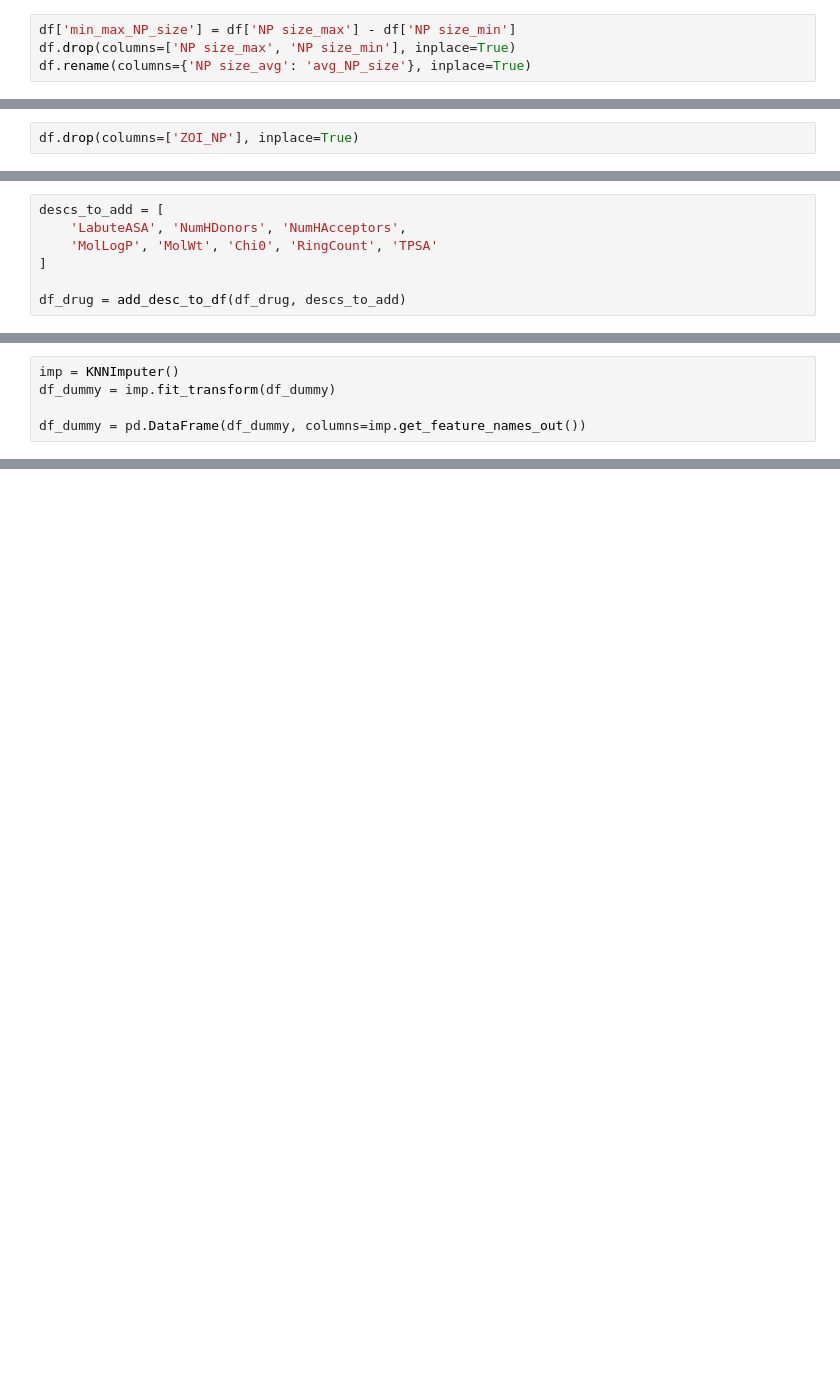
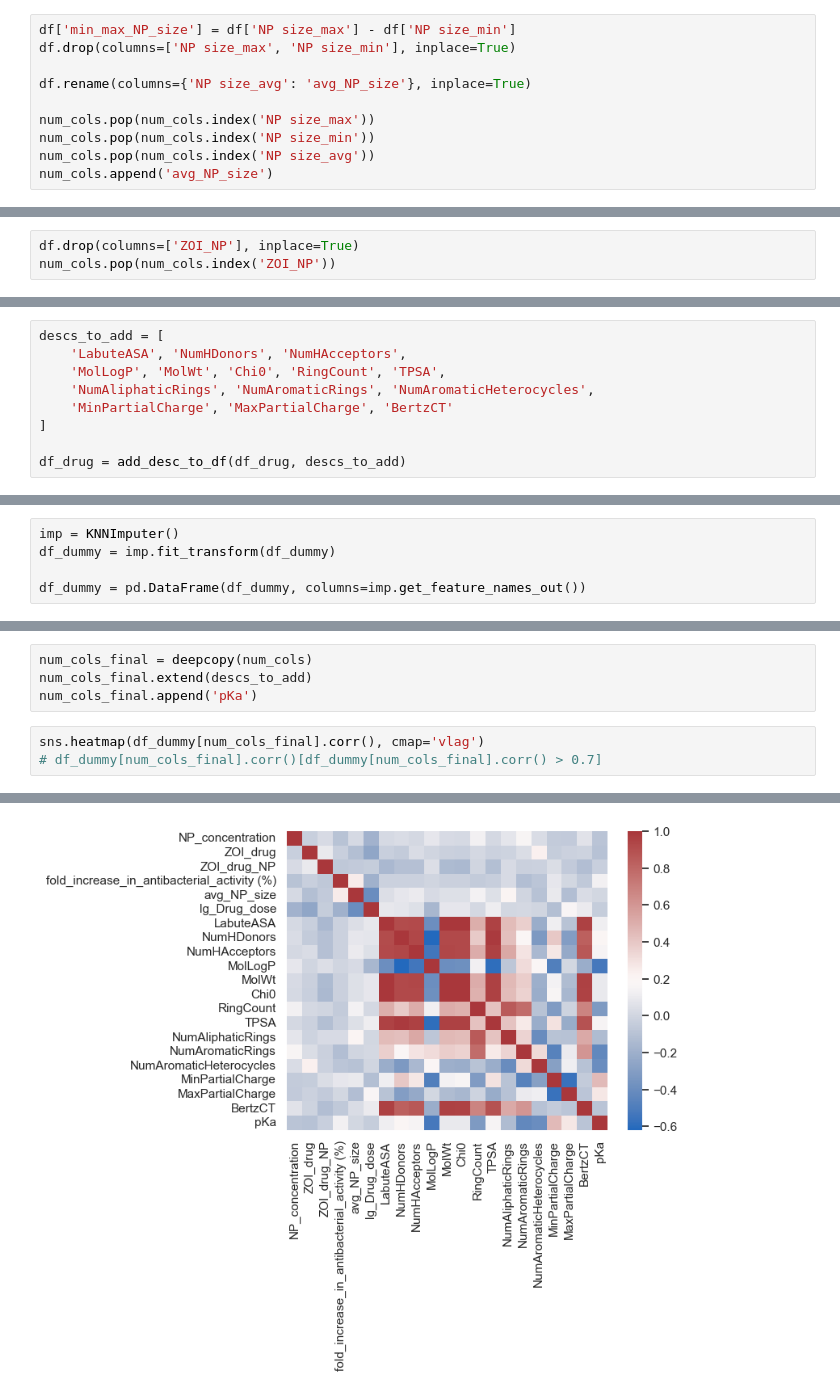
Before and after one commit to vahahahart/hackathon_team_3, a Jupyter notebook: tmp_vah.ipynb, the cells around one changed output, grey strips where cells are left out. Cells and saved outputs as stored; diff of their text form; blank space fills up the shorter version.

```diff
--- a/tmp_vah.ipynb
+++ b/tmp_vah.ipynb
@@ -172,4 +163,10 @@ array([       nan, 1.0000e+02, 3.0000e+01, 1.0000e+01, 2.0000e+01,
 # %%
 df['min_max_NP_size'] = df['NP size_max'] - df['NP size_min']
 df.drop(columns=['NP size_max', 'NP size_min'], inplace=True)
+
 df.rename(columns={'NP size_avg': 'avg_NP_size'}, inplace=True)
+
+num_cols.pop(num_cols.index('NP size_max'))
+num_cols.pop(num_cols.index('NP size_min'))
+num_cols.pop(num_cols.index('NP size_avg'))
+num_cols.append('avg_NP_size')
@@ -385,3 +369,4 @@ Name: NP_concentration, Length: 554, dtype: float64
 422/583 NaN, разумнее будет выкинуть, не глядя на распределение и важность и ни о чем не жалея
 # %%
 df.drop(columns=['ZOI_NP'], inplace=True)
+num_cols.pop(num_cols.index('ZOI_NP'))
@@ -480,7 +468,9 @@ def add_desc_to_df(df: pd.DataFrame, desc: list):
 # %%
 descs_to_add = [
     'LabuteASA', 'NumHDonors', 'NumHAcceptors',
-    'MolLogP', 'MolWt', 'Chi0', 'RingCount', 'TPSA'
+    'MolLogP', 'MolWt', 'Chi0', 'RingCount', 'TPSA',
+    'NumAliphaticRings', 'NumAromaticRings', 'NumAromaticHeterocycles',
+    'MinPartialCharge', 'MaxPartialCharge', 'BertzCT'
 ]
 
 df_drug = add_desc_to_df(df_drug, descs_to_add)
@@ -746,0 +673,8 @@ plt.tight_layout()
+# %%
+num_cols_final = deepcopy(num_cols)
+num_cols_final.extend(descs_to_add)
+num_cols_final.append('pKa')
+# %%
+sns.heatmap(df_dummy[num_cols_final].corr(), cmap='vlag')
+# df_dummy[num_cols_final].corr()[df_dummy[num_cols_final].corr() > 0.7]
+# %% [output]
@@ -746,0 +682 @@ plt.tight_layout()
+[figure, added]
```
Also changed, not shown: parts of 64 cells of this notebook.
